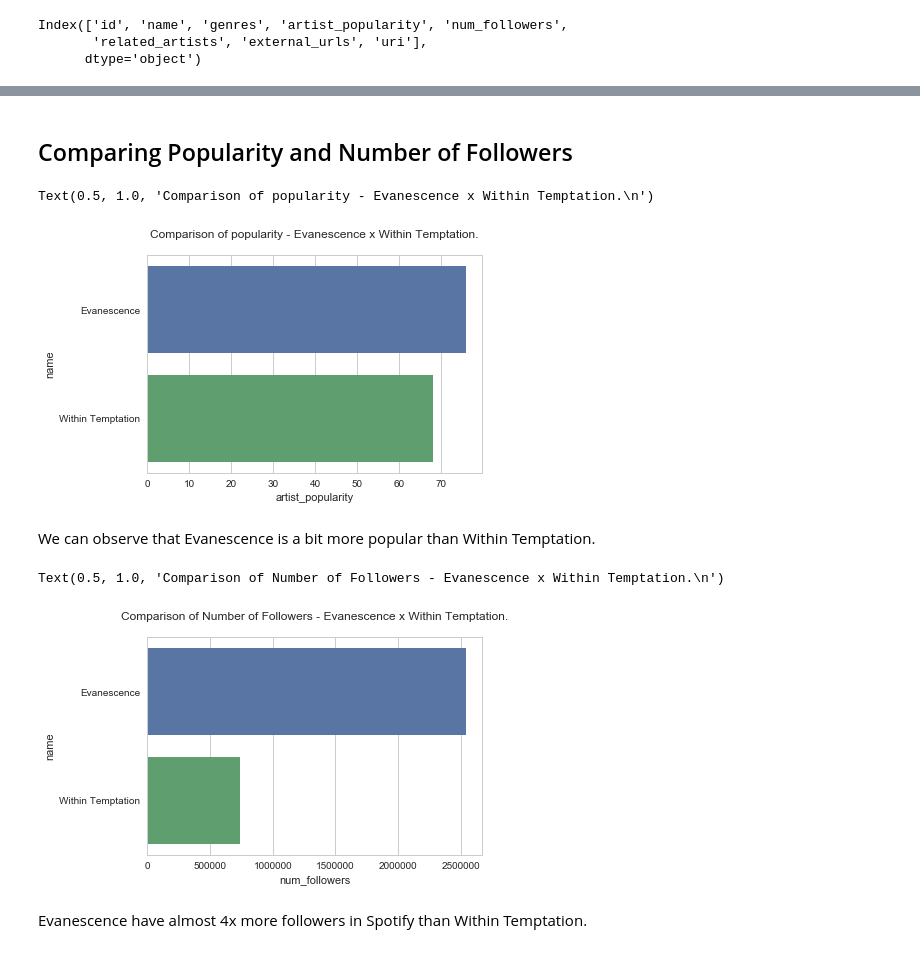
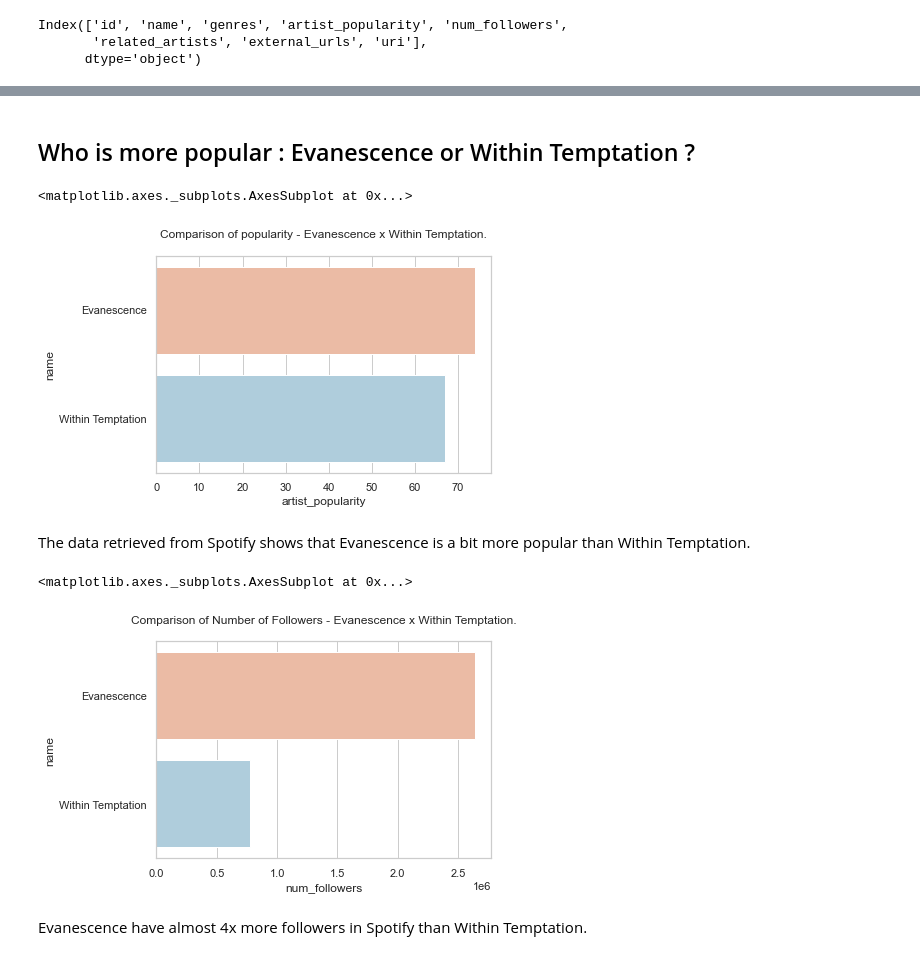
Before and after one commit to dpbac/evanescence_and_within_temptation_in_Python, a Jupyter notebook: notebook_02_retrieve_Spotify_data-Evanescence_Within_Temptation.ipynb, the cells around one changed output, grey strips where cells are left out. Saved outputs shown, nothing was run; the diff lists cells and outputs as text; code cells hidden in the pictures.

```diff
--- a/notebook_02_retrieve_Spotify_data-Evanescence_Within_Temptation.ipynb
+++ b/notebook_02_retrieve_Spotify_data-Evanescence_Within_Temptation.ipynb
@@ -148,18 +148,18 @@ df
-# %% [markdown]
-## Comparing Popularity and Number of Followers
+# %% [markdown]
+## Who is more popular : Evanescence or Within Temptation ?
 # %%
-sns.barplot(data=df, y='name',x='artist_popularity')
 plt.title("Comparison of popularity - Evanescence x Within Temptation.\n")
+sns.barplot(data=df, y='name',x='artist_popularity', palette = 'RdBu')
 # %% [output]
-Text(0.5, 1.0, 'Comparison of popularity - Evanescence x Within Temptation.\n')
+<matplotlib.axes._subplots.AxesSubplot at 0x...>
-[figure, old version]
+[figure, new version]
 # %% [markdown]
-We can observe that Evanescence is a bit more popular than Within Temptation.
+The data retrieved from Spotify shows that Evanescence is a bit more popular than Within Temptation.
 # %%
-sns.barplot(data=df, y='name',x='num_followers')
 plt.title("Comparison of Number of Followers - Evanescence x Within Temptation.\n")
+sns.barplot(data=df, y='name',x='num_followers',palette = 'RdBu')
 # %% [output]
-Text(0.5, 1.0, 'Comparison of Number of Followers - Evanescence x Within Temptation.\n')
+<matplotlib.axes._subplots.AxesSubplot at 0x...>
-[figure, old version]
+[figure, new version]
 # %% [markdown]
 Evanescence have almost 4x more followers in Spotify than Within Temptation.
```
Also changed, not shown: parts of 129 cells of this notebook, 6 other files.
